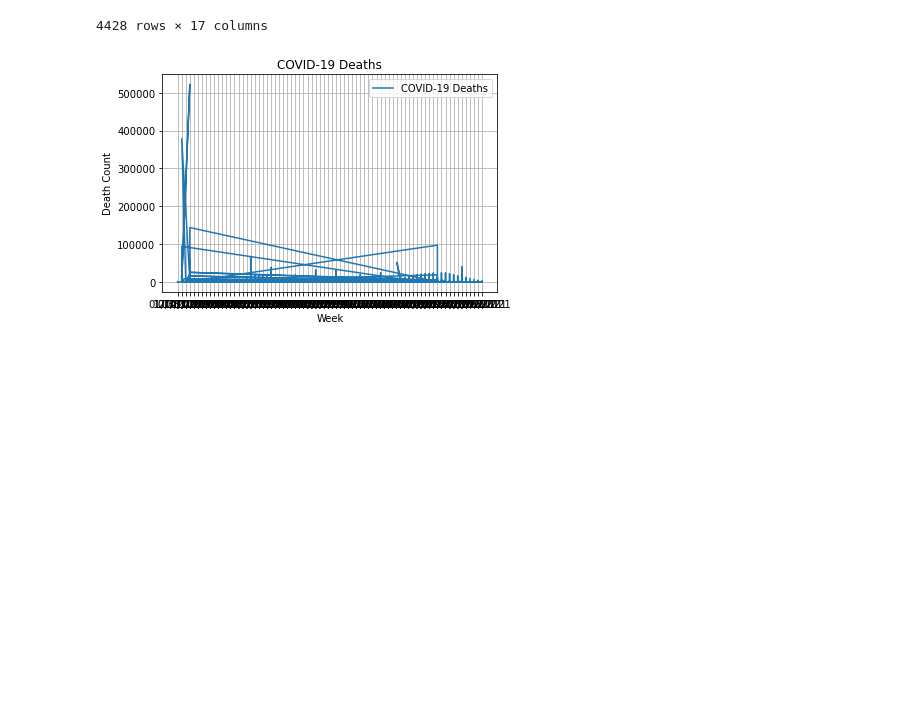
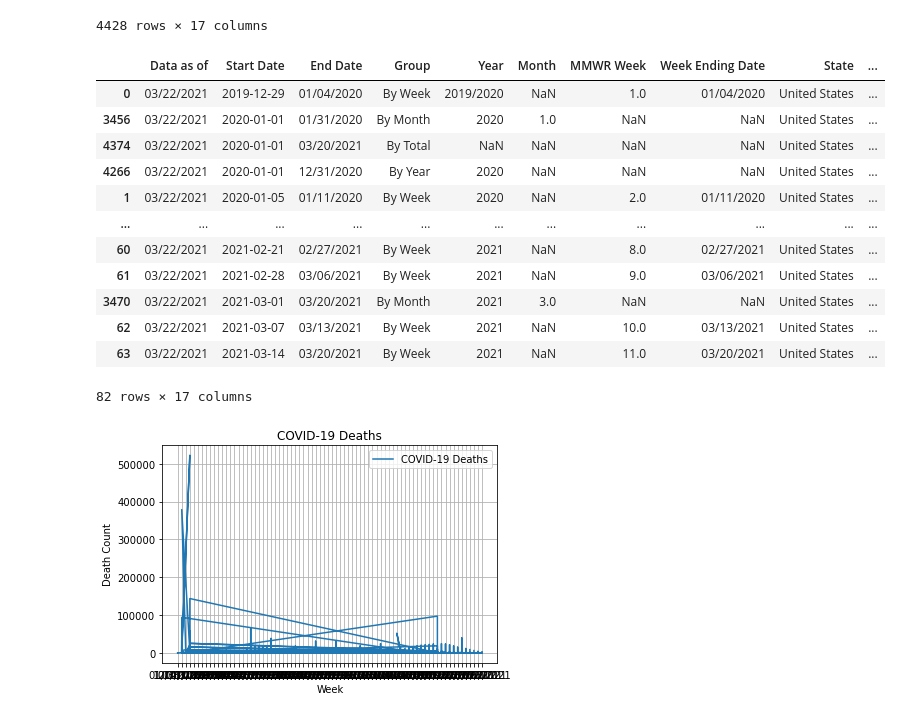
Before and after one commit to erickzli/IS597-COVID-Project, a Jupyter notebook: Kerstin's Folder/Clean Data- Provisional Death Counts by Week per State.ipynb, the cells around one changed output. Cells and saved outputs as stored; diff of their text form; code cells hidden in the pictures; blank space fills up the shorter version.

Commit message:
Create sorted US df

```diff
--- a/Kerstin's Folder/Clean Data- Provisional Death Counts by Week per State.ipynb
+++ b/Kerstin's Folder/Clean Data- Provisional Death Counts by Week per State.ipynb
@@ -142,4 +142,22 @@ df_sorted
 | 703 | 03/22/2021 | 2021-03-14 | 03/20/2021 | By Week | 2021 | NaN | 11.0 | 03/20/2021 | Florida | ... |
 | 511 | 03/22/2021 | 2021-03-14 | 03/20/2021 | By Week | 2021 | NaN | 11.0 | 03/20/2021 | Connecticut | ... |
 4428 rows × 17 columns
+# %%
+df_sorted_US = df_sorted[df_sorted['State'] == 'United States']
+# %%
+df_sorted_US
+# %% [output]
+|  | Data as of | Start Date | End Date | Group | Year | Month | MMWR Week | Week Ending Date | State | ... |
+| 0 | 03/22/2021 | 2019-12-29 | 01/04/2020 | By Week | 2019/2020 | NaN | 1.0 | 01/04/2020 | United States | ... |
+| 3456 | 03/22/2021 | 2020-01-01 | 01/31/2020 | By Month | 2020 | 1.0 | NaN | NaN | United States | ... |
+| 4374 | 03/22/2021 | 2020-01-01 | 03/20/2021 | By Total | NaN | NaN | NaN | NaN | United States | ... |
+| 4266 | 03/22/2021 | 2020-01-01 | 12/31/2020 | By Year | 2020 | NaN | NaN | NaN | United States | ... |
+| 1 | 03/22/2021 | 2020-01-05 | 01/11/2020 | By Week | 2020 | NaN | 2.0 | 01/11/2020 | United States | ... |
+| ... | ... | ... | ... | ... | ... | ... | ... | ... | ... | ... |
+| 60 | 03/22/2021 | 2021-02-21 | 02/27/2021 | By Week | 2021 | NaN | 8.0 | 02/27/2021 | United States | ... |
+| 61 | 03/22/2021 | 2021-02-28 | 03/06/2021 | By Week | 2021 | NaN | 9.0 | 03/06/2021 | United States | ... |
+| 3470 | 03/22/2021 | 2021-03-01 | 03/20/2021 | By Month | 2021 | 3.0 | NaN | NaN | United States | ... |
+| 62 | 03/22/2021 | 2021-03-07 | 03/13/2021 | By Week | 2021 | NaN | 10.0 | 03/13/2021 | United States | ... |
+| 63 | 03/22/2021 | 2021-03-14 | 03/20/2021 | By Week | 2021 | NaN | 11.0 | 03/20/2021 | United States | ... |
+82 rows × 17 columns
 # %%
```
Also changed, not shown: parts of 1 cell of this notebook.
